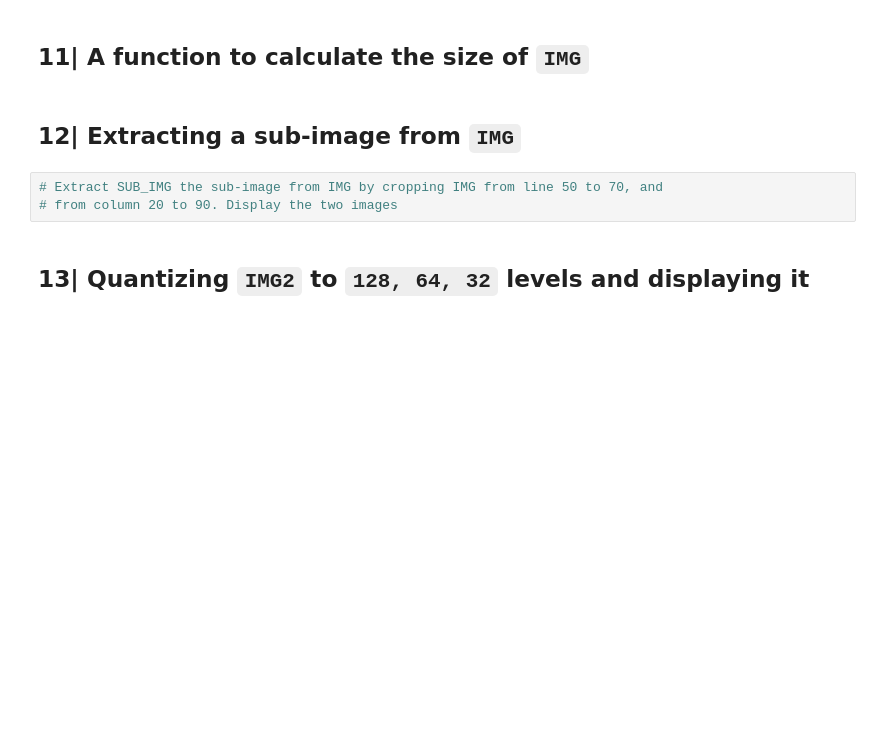
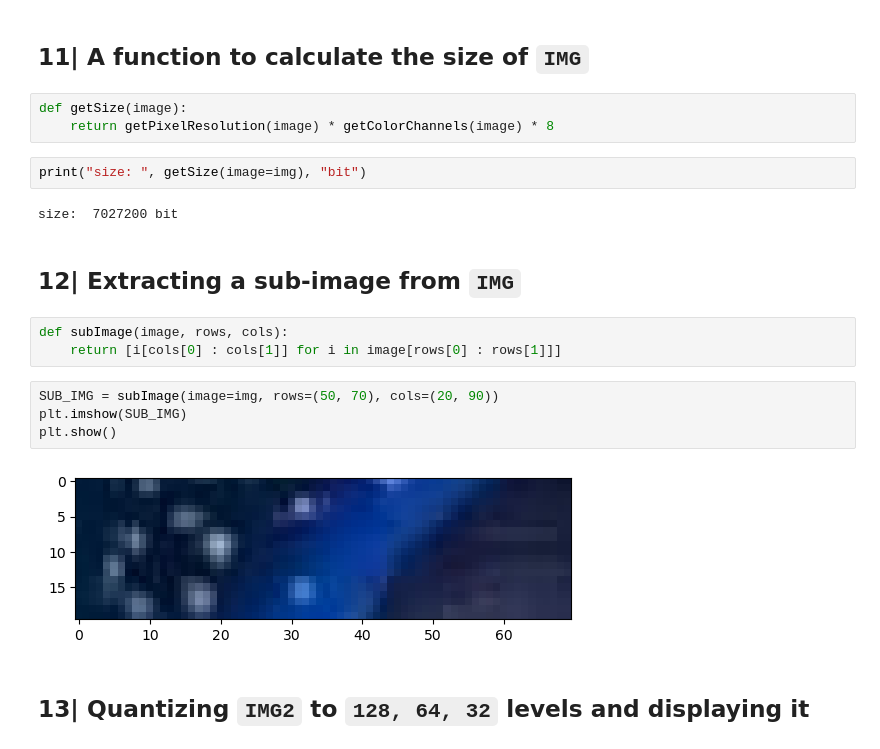
Before and after one commit to MoncefDj/AI-DS-Masters, a Jupyter notebook: 1st semester/Digital Image/Digital Image.ipynb, the cells around one changed output. Cells and saved outputs as stored; diff of their text form; blank space fills up the shorter version.

```diff
--- a/1st semester/Digital Image/Digital Image.ipynb
+++ b/1st semester/Digital Image/Digital Image.ipynb
@@ -252,10 +251,23 @@ Resolution in px:  292800
 Resolution in mp:  0.2928
 # %% [markdown]
 ## 11| A function to calculate the size of `IMG`
+# %%
+def getSize(image):
+    return getPixelResolution(image) * getColorChannels(image) * 8
+# %%
+print("size: ", getSize(image=img), "bit")
+# %% [output]
+size:  7027200 bit
 # %% [markdown]
 ## 12| Extracting a sub-image from `IMG`
-# %%
-# Extract SUB_IMG the sub-image from IMG by cropping IMG from line 50 to 70, and
-# from column 20 to 90. Display the two images
+# %%
+def subImage(image, rows, cols):
+    return [i[cols[0] : cols[1]] for i in image[rows[0] : rows[1]]]
+# %%
+SUB_IMG = subImage(image=img, rows=(50, 70), cols=(20, 90))
+plt.imshow(SUB_IMG)
+plt.show()
+# %% [output]
+[figure, added]
 # %% [markdown]
 ## 13| Quantizing `IMG2` to `128, 64, 32` levels and displaying it
```
Also changed, not shown: parts of 11 cells of this notebook, 4 other files.
